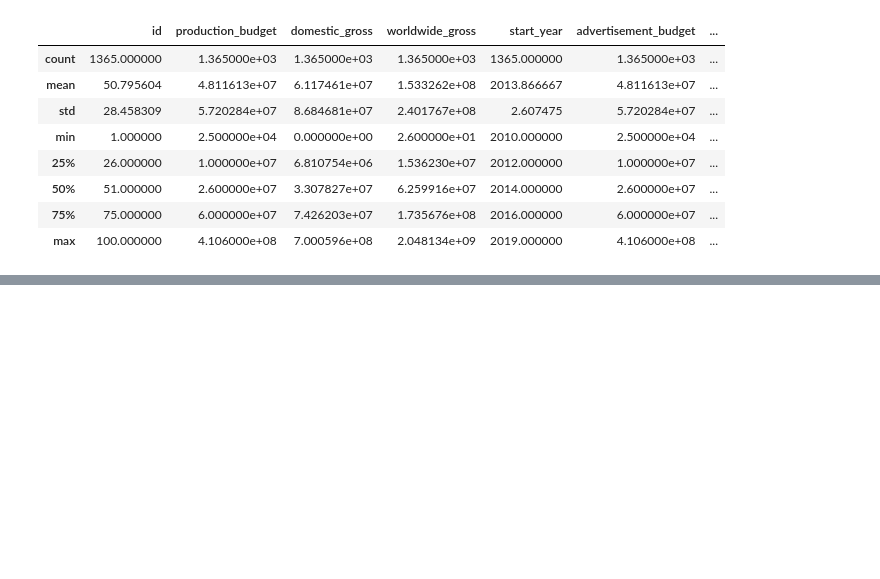
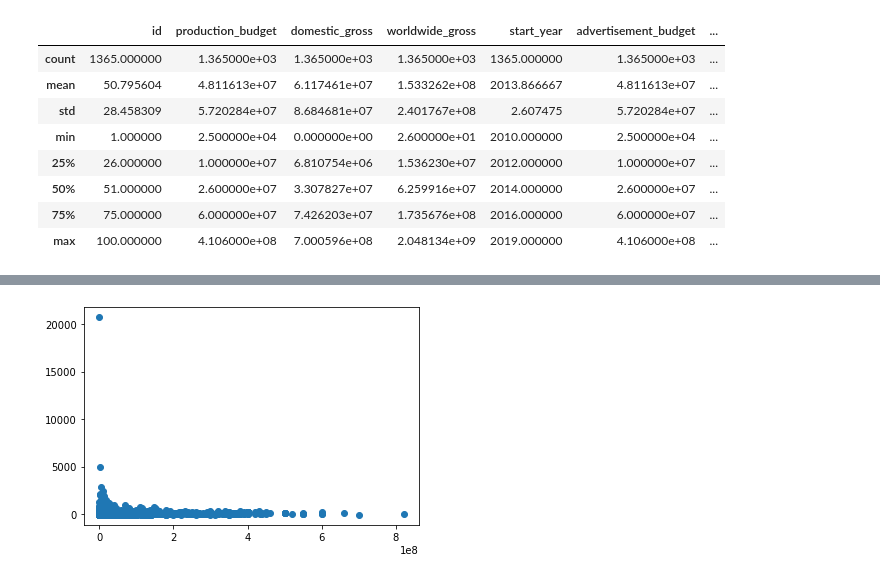
Before and after one commit to danvalen1/Film-Industry-Analysis, a Jupyter notebook: mak.ipynb, the cells around one changed output, grey strips where cells are left out. Saved outputs shown, nothing was run; the diff lists cells and outputs as text; code cells hidden in the pictures; blank space fills up the shorter version.

```diff
--- a/mak.ipynb
+++ b/mak.ipynb
@@ -375,0 +414,7 @@ df_budget_merge.to_csv('Cleaned_Data.csv')
+# %%
+
+plt.scatter(df_budget_merge['total_costs'], df_budget_merge['ROI'])
+
+plt.show()
+# %% [output]
+[figure, added]
```
Also changed, not shown: parts of 27 cells of this notebook.
